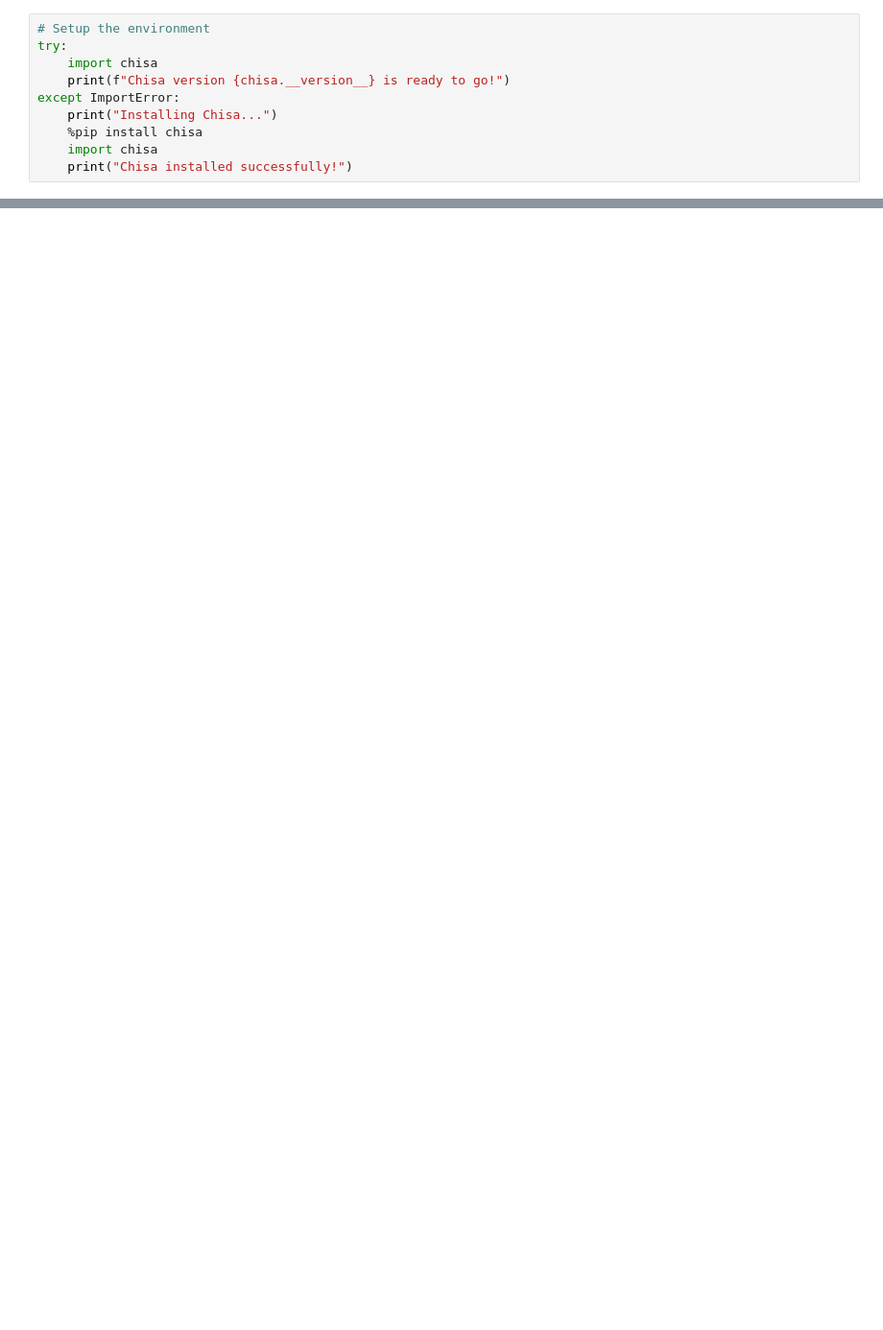
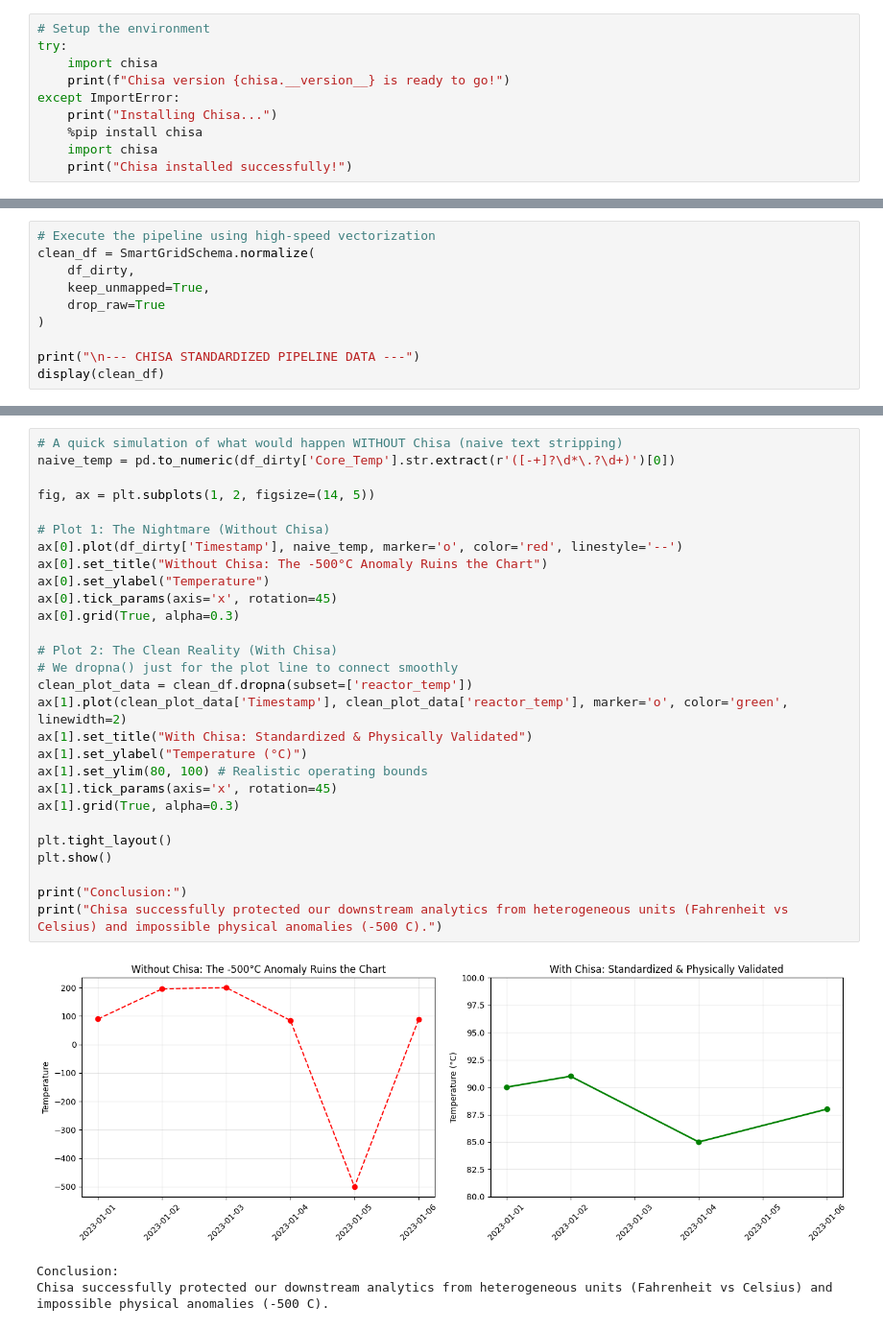
Before and after one commit to rannd1nt/phaethon, a Jupyter notebook: examples/T02_Chisa_RealWorld_Workflow.ipynb, the cells around one changed output, grey strips where cells are left out. Shown at 96% size. Drawn from its saved outputs; the diff is of its cells as text; blank space fills up the shorter version.

Commit message:
feat: release v0.2.0 - Unit-Safe Data Pipeline Schema

```diff
--- a/examples/T02_Chisa_RealWorld_Workflow.ipynb
+++ b/examples/T02_Chisa_RealWorld_Workflow.ipynb
@@ -127,0 +70,10 @@ plt.show()
+# %%
+# Execute the pipeline using high-speed vectorization
+clean_df = SmartGridSchema.normalize(
+    df_dirty,
+    keep_unmapped=True,
+    drop_raw=True
+)
+
+print("\n--- CHISA STANDARDIZED PIPELINE DATA ---")
+display(clean_df)
@@ -127,0 +94,32 @@ plt.show()
+# %%
+# A quick simulation of what would happen WITHOUT Chisa (naive text stripping)
+naive_temp = pd.to_numeric(df_dirty['Core_Temp'].str.extract(r'([-+]?\d*\.?\d+)')[0])
+
+fig, ax = plt.subplots(1, 2, figsize=(14, 5))
+
+# Plot 1: The Nightmare (Without Chisa)
+ax[0].plot(df_dirty['Timestamp'], naive_temp, marker='o', color='red', linestyle='--')
+ax[0].set_title("Without Chisa: The -500°C Anomaly Ruins the Chart")
+ax[0].set_ylabel("Temperature")
+ax[0].tick_params(axis='x', rotation=45)
+ax[0].grid(True, alpha=0.3)
+
+# Plot 2: The Clean Reality (With Chisa)
+# We dropna() just for the plot line to connect smoothly
+clean_plot_data = clean_df.dropna(subset=['reactor_temp'])
+ax[1].plot(clean_plot_data['Timestamp'], clean_plot_data['reactor_temp'], marker='o', color='green', linewidth=2)
+ax[1].set_title("With Chisa: Standardized & Physically Validated")
+ax[1].set_ylabel("Temperature (°C)")
+ax[1].set_ylim(80, 100) # Realistic operating bounds
+ax[1].tick_params(axis='x', rotation=45)
+ax[1].grid(True, alpha=0.3)
+
+plt.tight_layout()
+plt.show()
+
+print("Conclusion:")
+print("Chisa successfully protected our downstream analytics from heterogeneous units (Fahrenheit vs Celsius) and impossible physical anomalies (-500 C).")
+# %% [output]
+[figure, added]
+Conclusion:
+Chisa successfully protected our downstream analytics from heterogeneous units (Fahrenheit vs Celsius) and impossible physical anomalies (-500 C).
```
Also changed, not shown: parts of 19 cells of this notebook, 57 other files.
